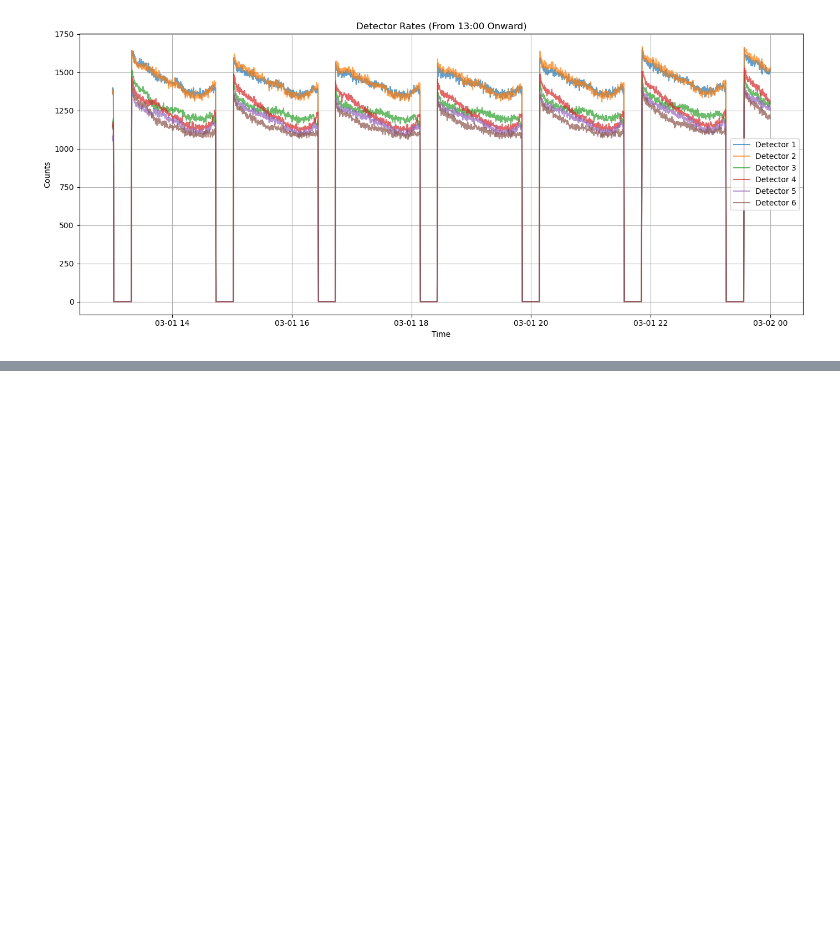
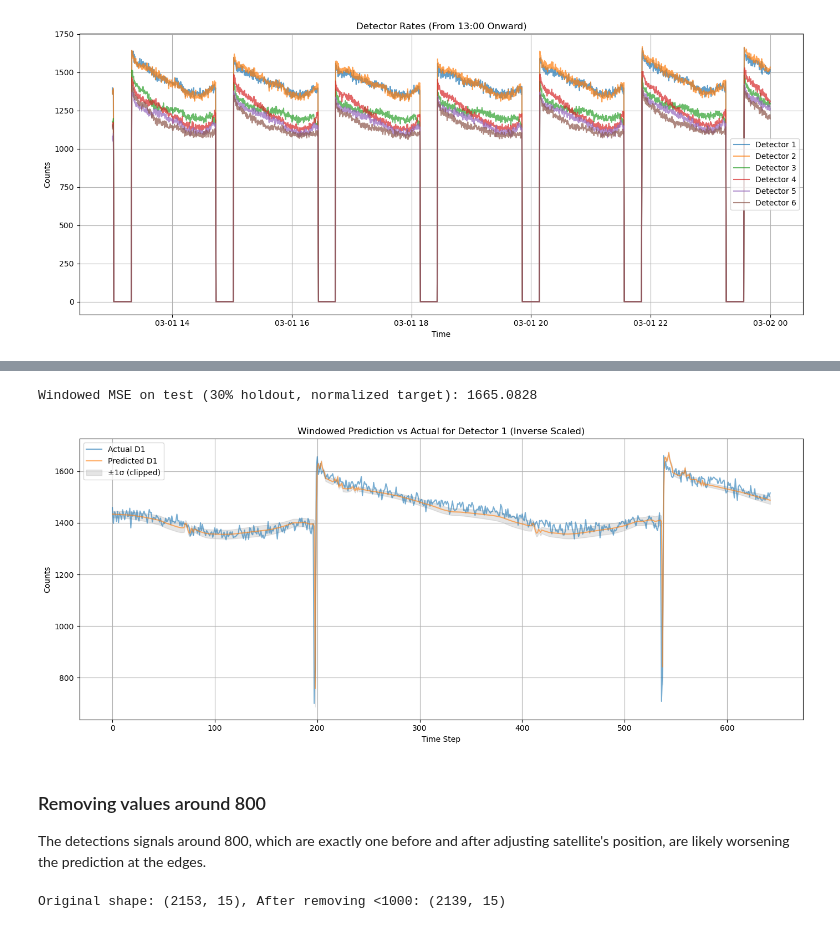
Before and after one commit to ClotanPaul/AI_industry, a Jupyter notebook: Project/model training.ipynb, the cells around one changed output, grey strips where cells are left out. Saved outputs shown, nothing was run; the diff lists cells and outputs as text; code cells hidden in the pictures; blank space fills up the shorter version.

```diff
--- a/Project/model training.ipynb
+++ b/Project/model training.ipynb
@@ -253,0 +293,4 @@ plt.show()
+# %%
+# Retrain the model with same architecture
+model = FeedforwardWindowed(X_train_seq.shape[1], y_train_seq.shape[1]).to(device)
+optimizer = torch.optim.Adam(model.parameters(), lr=learning_rate)
@@ -253,0 +347,53 @@ plt.show()
+# %%
+# Evaluate
+model.eval()
+with torch.no_grad():
+    X_test_tensor = torch.tensor(X_test_seq, dtype=torch.float32).to(device)
+    mu_pred, sigma_pred = model(X_test_tensor)
+    mu_pred = mu_pred.cpu().numpy()
+    sigma_pred = sigma_pred.cpu().numpy()
+
+# Invert scaling of predictions and targets
+mu_pred_inv = y_scaler.inverse_transform(mu_pred)
+y_test_inv = y_scaler.inverse_transform(y_test_seq)
+sigma_pred_inv = sigma_pred * y_scaler.scale_  # approximate inverse scaling
+
+# Compute MSE
+mse = mean_squared_error(y_test_inv, mu_pred_inv)
+print(f"\nWindowed MSE on test (30% holdout, normalized target): {mse:.4f}")
+# %% [output]
+Windowed MSE on test (30% holdout, normalized target): 1665.0828
+# %%
+# Plot predictions for Detector 1
+
+x_range = np.arange(len(mu_pred_inv))
+plt.figure(figsize=(14, 6))
+plt.plot(x_range, y_test_inv[:, 0], label="Actual D1", alpha=0.6)
+plt.plot(x_range, mu_pred_inv[:, 0], label="Predicted D1", alpha=0.6)
+lower_bound = np.clip(mu_pred_inv[:, 0] - sigma_pred_inv[:, 0], a_min=0, a_max=2000)
+upper_bound = np.clip(mu_pred_inv[:, 0] + sigma_pred_inv[:, 0], a_min=0, a_max=2000)
+
+plt.fill_between(
+    x_range,
+    lower_bound,
+    upper_bound,
+    color='gray', alpha=0.2, label="±1σ (clipped)"
+)
+plt.title("Windowed Prediction vs Actual for Detector 1 (Inverse Scaled)")
+plt.xlabel("Time Step")
+plt.ylabel("Counts")
+plt.grid(True)
+plt.legend()
+plt.tight_layout()
+plt.show()
+# %% [output]
+[figure, added]
+# %% [markdown]
+### Removing values around 800
+The detections signals around 800, which are exactly one before and after adjusting satellite's position, are likely worsening the prediction at the edges.
+# %%
+# Remove all rows where any detector column has a count lower than 1000
+merged_df_clean = merged_df_no_zeros[(merged_df_no_zeros[target_cols] >= 1000).all(axis=1)]
+print(f"Original shape: {merged_df_no_zeros.shape}, After removing <1000: {merged_df_clean.shape}")
+# %% [output]
+Original shape: (2153, 15), After removing <1000: (2139, 15)
```
Also changed, not shown: parts of 18 cells of this notebook, 1 other file.
